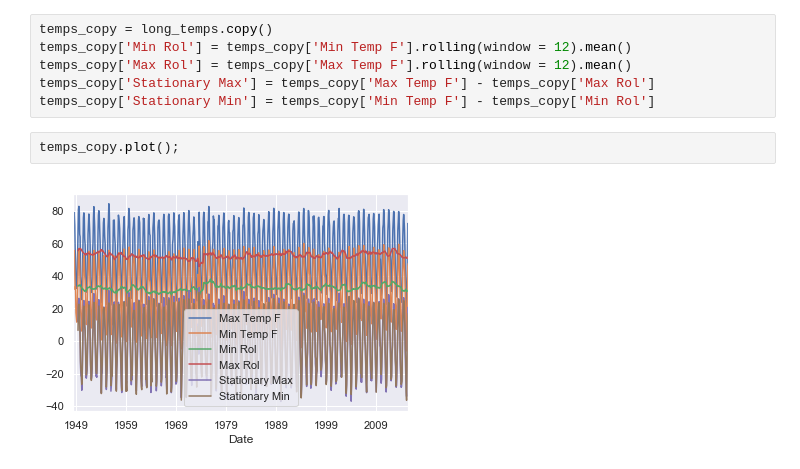
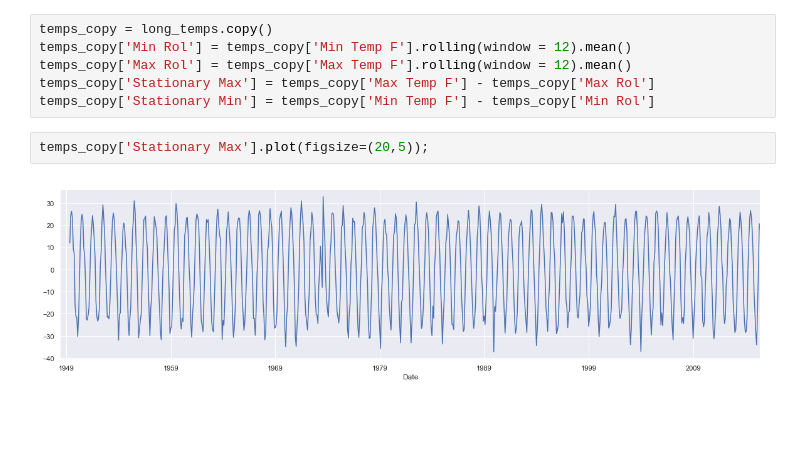
Before and after one commit to MarkEhler/VT_Energy_Analysis, a Jupyter notebook: burlington_energy.ipynb, the cells around one changed output. Cells and saved outputs as stored; diff of their text form; blank space fills up the shorter version.

```diff
--- a/burlington_energy.ipynb
+++ b/burlington_energy.ipynb
@@ -247,7 +247,7 @@ temps_copy['Min Rol'] = temps_copy['Min Temp F'].rolling(window = 12).mean()
 temps_copy['Max Rol'] = temps_copy['Max Temp F'].rolling(window = 12).mean()
 temps_copy['Stationary Max'] = temps_copy['Max Temp F'] - temps_copy['Max Rol']
 temps_copy['Stationary Min'] = temps_copy['Min Temp F'] - temps_copy['Min Rol']
-# %%
-temps_copy.plot();
-# %% [output]
-[figure, removed]
+# %%
+temps_copy['Stationary Max'].plot(figsize=(20,5));
+# %% [output]
+[figure, added]
```
Also changed, not shown: parts of 1 cell of this notebook.
